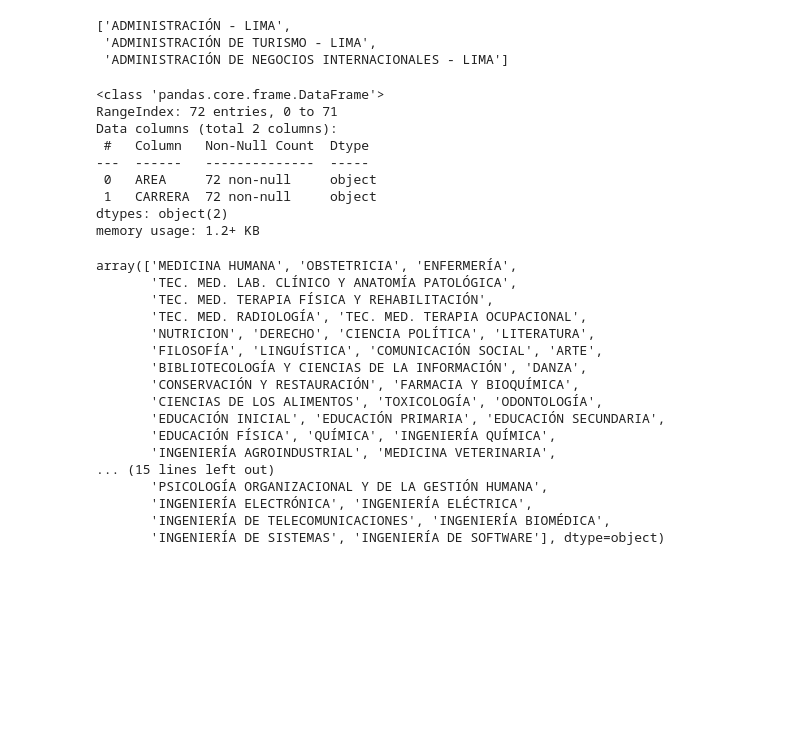
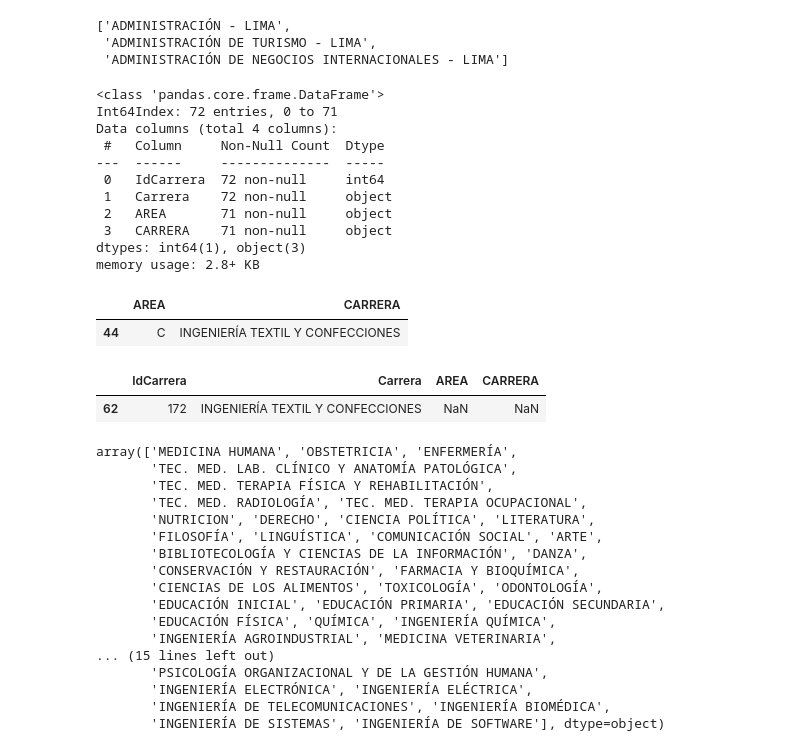
Before and after one commit to jhonvelasque/ETL_del_examen_de_admision_UNMSM2023, a Jupyter notebook: WebScrapingExamen/2_NormalizacionDatos.ipynb, the cells around one changed output. Cells and saved outputs as stored; diff of their text form; code cells hidden in the pictures; blank space fills up the shorter version.

```diff
--- a/WebScrapingExamen/2_NormalizacionDatos.ipynb
+++ b/WebScrapingExamen/2_NormalizacionDatos.ipynb
@@ -445,15 +445,27 @@ df_carrera=df_carrera.merge(tabla_aux, how='inner', left_on='Carrera', right_on=
 # %%
-tabla_aux.info()
+df_carrera.info()
 # %% [output]
 <class 'pandas.core.frame.DataFrame'>
-RangeIndex: 72 entries, 0 to 71
-Data columns (total 2 columns):
- #   Column   Non-Null Count  Dtype
----  ------   --------------  -----
- 0   AREA     72 non-null     object
- 1   CARRERA  72 non-null     object
-dtypes: object(2)
-memory usage: 1.2+ KB
+Int64Index: 72 entries, 0 to 71
+Data columns (total 4 columns):
+ #   Column     Non-Null Count  Dtype
+---  ------     --------------  -----
+ 0   IdCarrera  72 non-null     int64
+ 1   Carrera    72 non-null     object
+ 2   AREA       71 non-null     object
+ 3   CARRERA    71 non-null     object
+dtypes: int64(1), object(3)
+memory usage: 2.8+ KB
+# %%
+tabla_aux[tabla_aux['CARRERA']=='INGENIERÍA TEXTIL Y CONFECCIONES']
+# %% [output]
+|  | AREA | CARRERA |
+| 44 | C | INGENIERÍA TEXTIL Y CONFECCIONES |
+# %%
+df_carrera[df_carrera['AREA'].isnull()==True]
+# %% [output]
+|  | IdCarrera | Carrera | AREA | CARRERA |
+| 62 | 172 | INGENIERÍA TEXTIL Y CONFECCIONES | NaN | NaN |
 # %%
 df_carrera=df_carrera[['IdCarrera','CARRERA','AREA']]
 # %%
```
Also changed, not shown: parts of 14 cells of this notebook, 7 other files.
